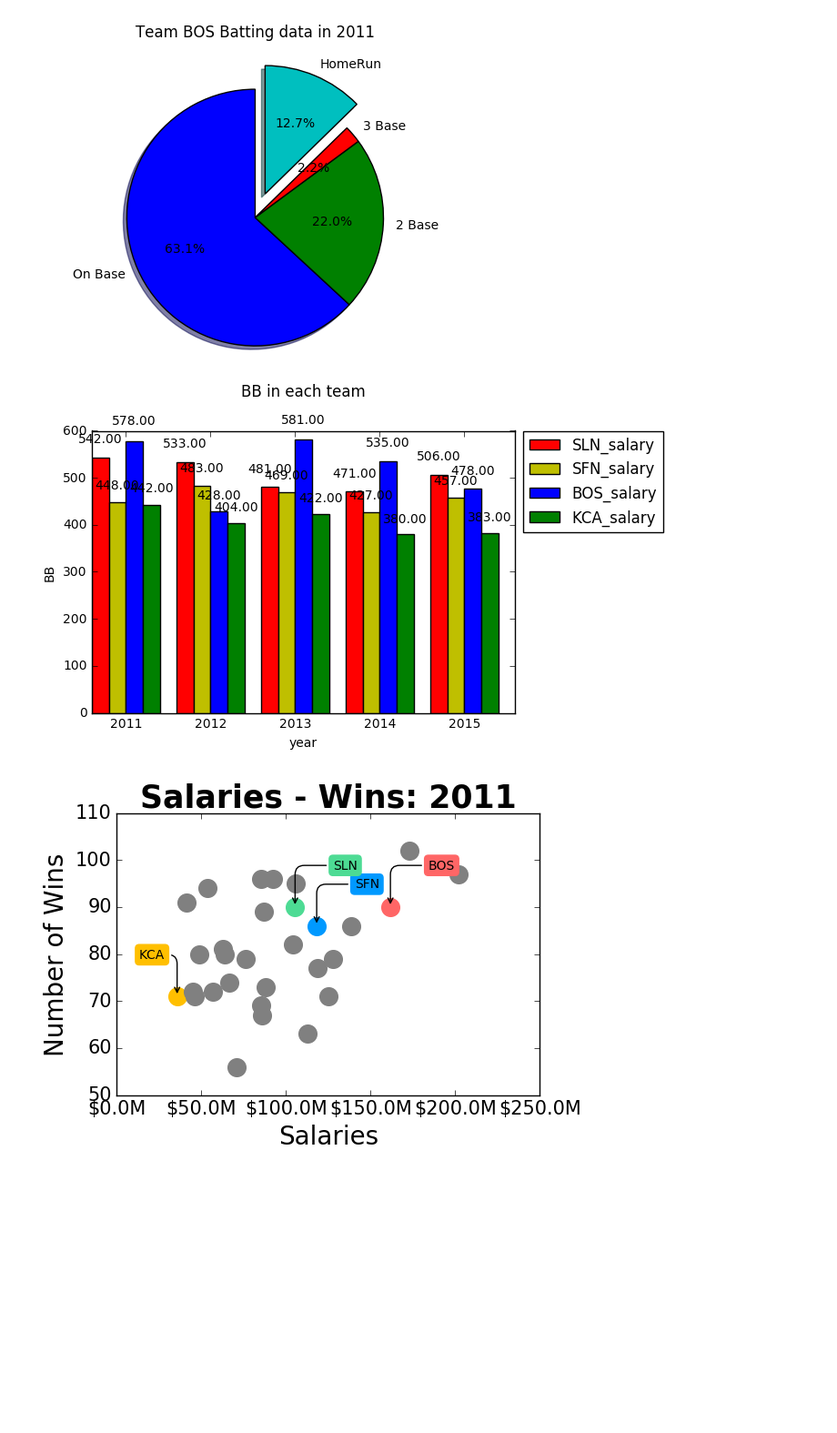
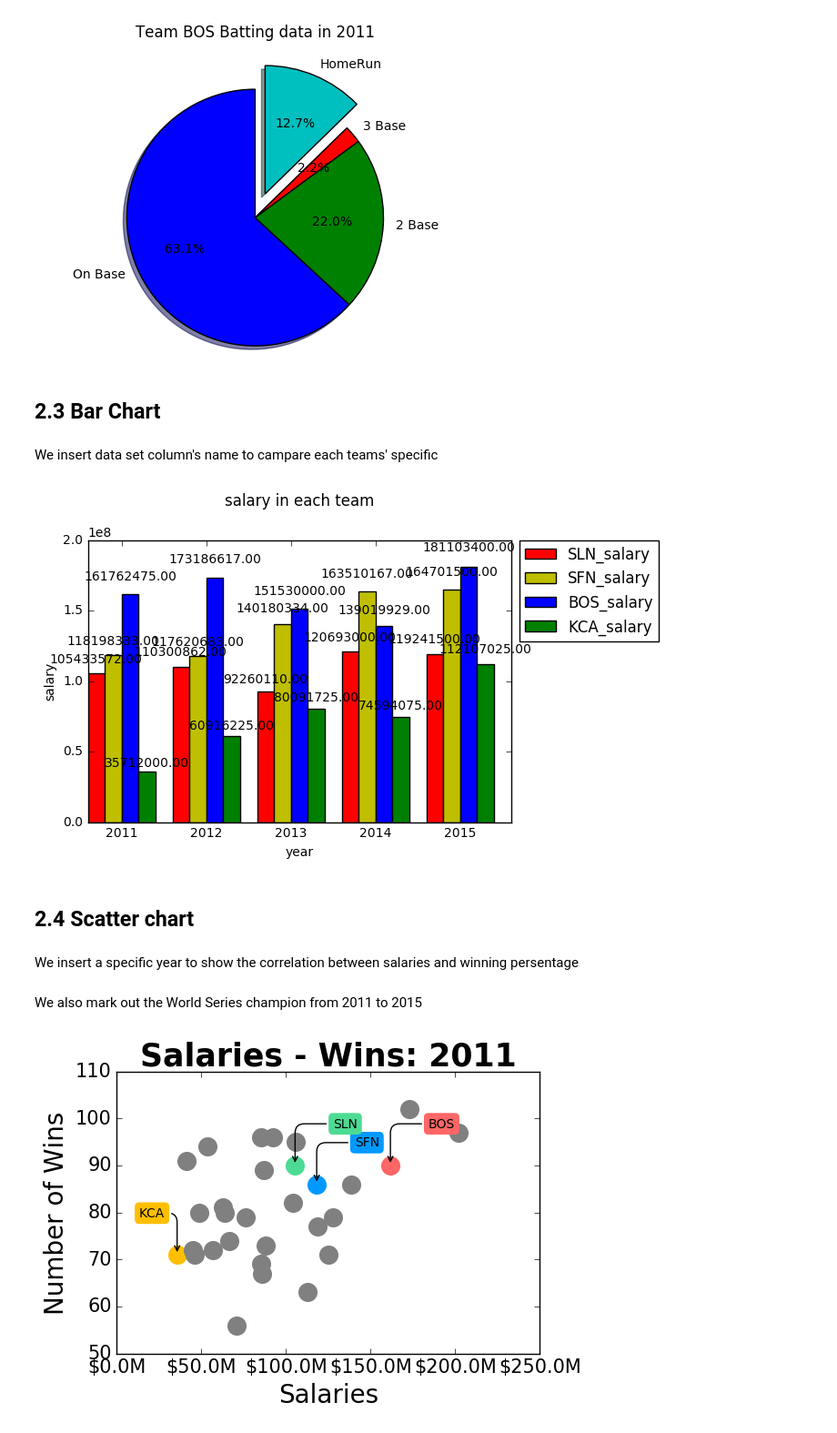
Before and after one commit to JeffWang0501/VALabProject2016, a Jupyter notebook: Baseball.ipynb, the cells around one changed output. Shown at 91% size. Saved outputs shown, nothing was run; the diff lists cells and outputs as text; code cells hidden in the pictures; blank space fills up the shorter version.

```diff
--- a/Baseball.ipynb
+++ b/Baseball.ipynb
@@ -50,0 +57,3 @@ teams = teams.reset_index()
+# %%
+#calculate salary
+teams['salary'] = salaries.groupby(['yearID', 'teamID'])['salary'].sum()
@@ -178,6 +238,10 @@ def show_pie_chart(team, year):
 show_pie_chart('BOS', 2011)
 # %% [output]
 [figure]
+# %% [markdown]
+## 2.3  Bar Chart
+# %% [markdown]
+We insert data set column's name to campare each teams' specific
 # %%
 #show bar chart
 def show_bar_chart(data):
@@ -224,7 +288,7 @@ def show_bar_chart(data):
     ax.set_xticks(ind + width*2)
     ax.set_xticklabels(('2011', '2012', '2013', '2014', '2015'))
 
-    ax.legend((rects1[0], rects2[0], rects3[0], rects4[0]), ('SLN_salary', 'SFN_salary', 'BOS_salary', 'KCA_salary'), loc='best', borderaxespad=0.,bbox_to_anchor=(1.35, 1))
+    ax.legend((rects1[0], rects2[0], rects3[0], rects4[0]), ('SLN_' + str(data), 'SFN_' + str(data), 'BOS_' + str(data), 'KCA_' + str(data)), loc='best', borderaxespad=0.,bbox_to_anchor=(1.35, 1))
 
 
     def autolabel(rects):
@@ -240,6 +304,6 @@ def show_bar_chart(data):
 
     plt.show()
 # %%
-show_bar_chart('BB')
+show_bar_chart('salary')
 # %% [output]
-[figure, old version]
+[figure, new version]
@@ -250,3 +310,9 @@ teams = teams.join(salaries_by_yearID_teamID)
+# %% [markdown]
+## 2.4 Scatter chart
+# %% [markdown]
+We insert a specific year to show the correlation between salaries and winning persentage
+# %% [markdown]
+We also mark out the World Series champion from 2011 to 2015
 # %%
 def millions(x, pos):
     'The two args are the value and tick position'
```
Also changed, not shown: parts of 44 cells of this notebook.
